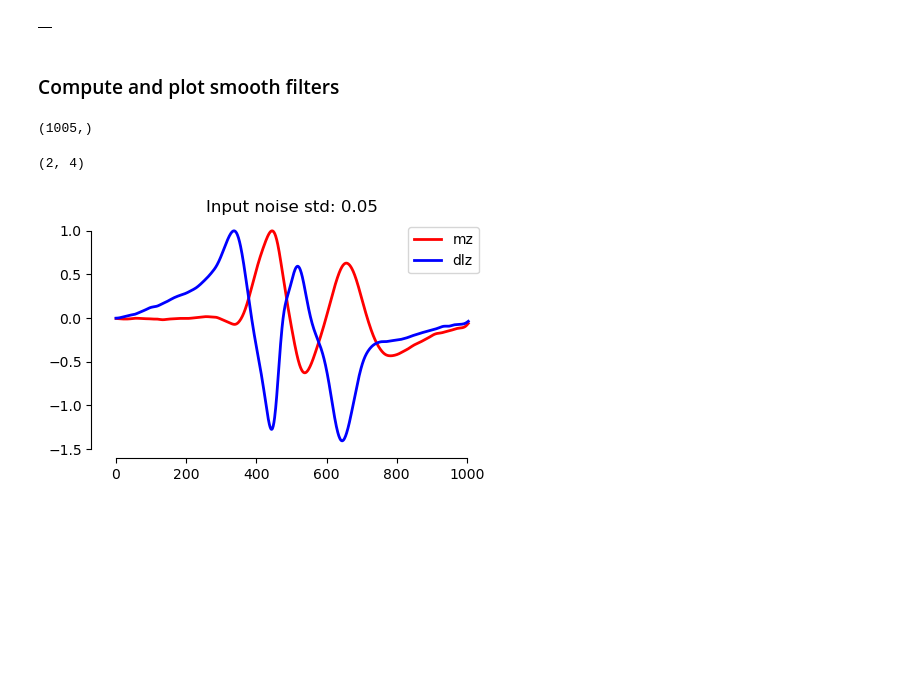
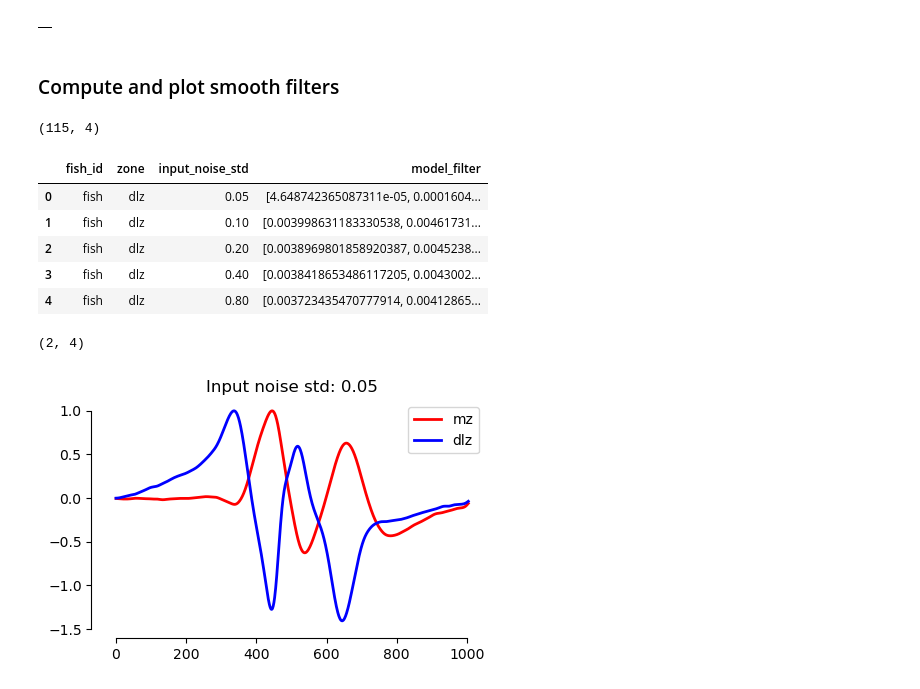
Before and after one commit to DenisTurcu/efish-receptors-model, a Jupyter notebook: filters-models/conv-mormyromast-models.ipynb, the cells around one changed output. Cells and saved outputs as stored; diff of their text form; code cells hidden in the pictures; blank space fills up the shorter version.

Commit message:
save all smoothed filters

```diff
--- a/filters-models/conv-mormyromast-models.ipynb
+++ b/filters-models/conv-mormyromast-models.ipynb
@@ -98,7 +98,7 @@ filters_models[filters_models["fish_id"]=="fish"].groupby("input_noise_std").app
 # %% [markdown]
 ### Compute and plot smooth filters
 # %%
-def smooth_filters(dfgroup):
+def compute_smooth_filters(dfgroup):
     model_filter = np.vstack(dfgroup["model_filter"]).mean(0)
 
     smoothing_filter_size = 51
@@ -110,11 +110,19 @@ def smooth_filters(dfgroup):
 
     return model_filter
 
-smooth_filters = filters_models.groupby(["fish_id", "zone", "input_noise_std"]).apply(smooth_filters).reset_index(name="model_filter")
+smooth_filters = filters_models.groupby(["fish_id", "zone", "input_noise_std"]).apply(compute_smooth_filters).reset_index(name="model_filter")
+smooth_filters.shape
+# %% [output]
+(115, 4)
 # %%
-smooth_filters["model_filter"]
+smooth_filters.head()
 # %% [output]
-(1005,)
+|  | fish_id | zone | input_noise_std | model_filter |
+| 0 | fish | dlz | 0.05 | [4.648742365087311e-05, 0.0001604... |
+| 1 | fish | dlz | 0.10 | [0.003998631183330538, 0.00461731... |
+| 2 | fish | dlz | 0.20 | [0.0038969801858920387, 0.0045238... |
+| 3 | fish | dlz | 0.40 | [0.0038418653486117205, 0.0043002... |
+| 4 | fish | dlz | 0.80 | [0.003723435470777914, 0.00412865... |
 # %%
 def plot_smooth_filters(dfgroup):
     print(dfgroup.shape)
```
Also changed, not shown: parts of 3 cells of this notebook.
